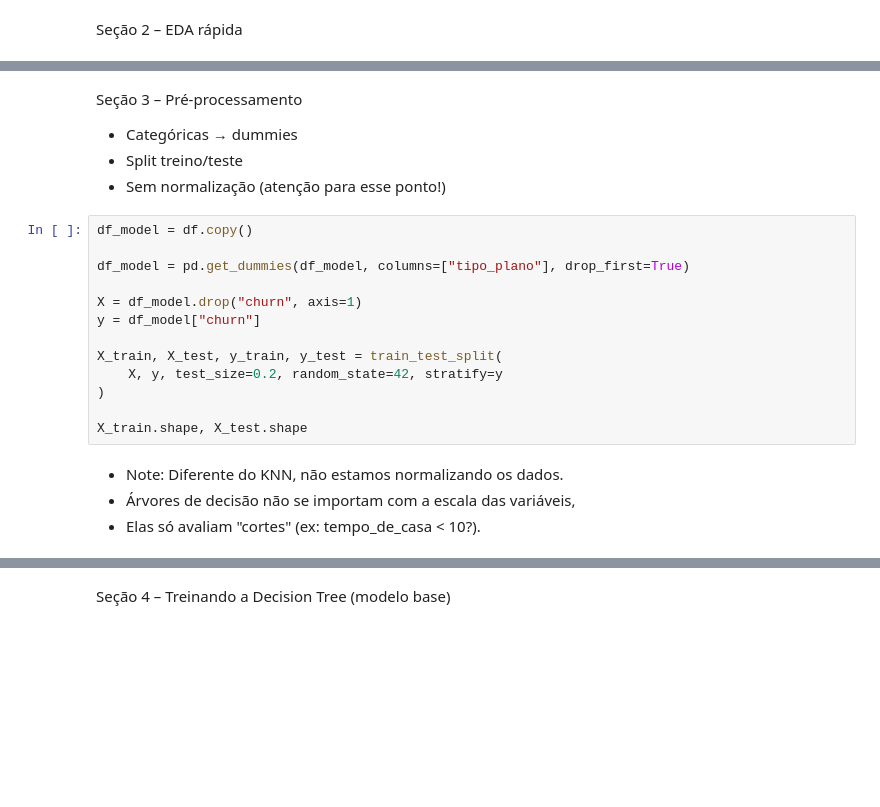
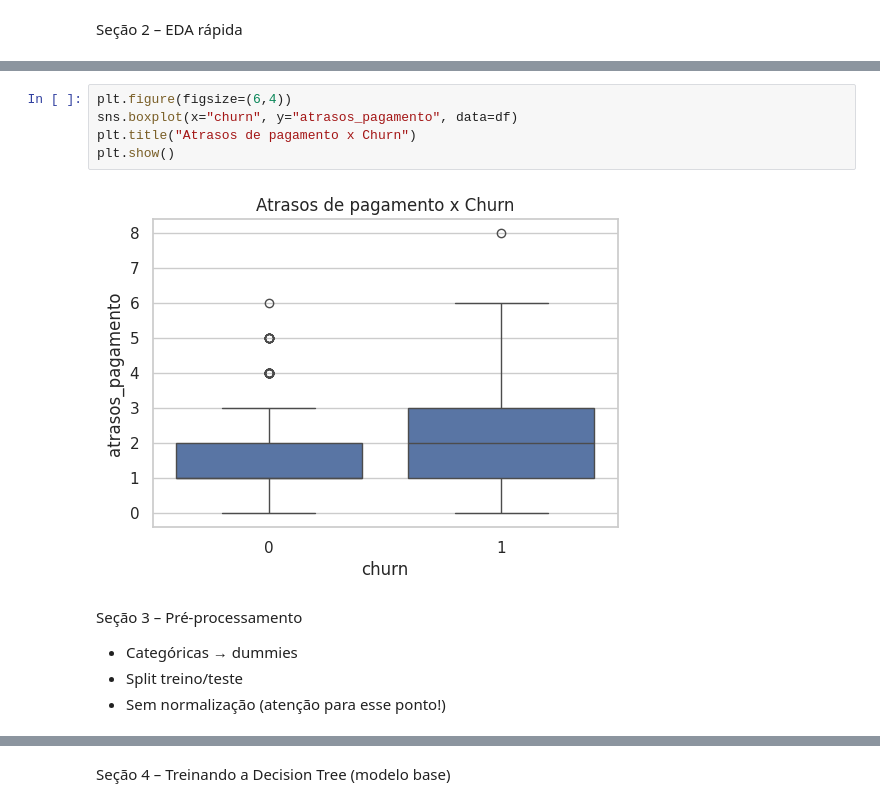
Before and after one commit to samoliverramos/FIAP2026, a Jupyter notebook: Praticas_Machine_Learning/Aula05_ML_Arvores_Decisao.ipynb, the cells around one changed output, grey strips where cells are left out. Cells and saved outputs as stored; diff of their text form; blank space fills up the shorter version.

```diff
--- a/Praticas_Machine_Learning/Aula05_ML_Arvores_Decisao.ipynb
+++ b/Praticas_Machine_Learning/Aula05_ML_Arvores_Decisao.ipynb
@@ -77,23 +126,13 @@ plt.show()
+# %%
+plt.figure(figsize=(6,4))
+sns.boxplot(x="churn", y="atrasos_pagamento", data=df)
+plt.title("Atrasos de pagamento x Churn")
+plt.show()
+# %% [output]
+[figure, added]
 # %% [markdown]
 Seção 3 – Pré-processamento
 
 - Categóricas → dummies
 - Split treino/teste
 - Sem normalização (atenção para esse ponto!)
-# %%
-df_model = df.copy()
-
-df_model = pd.get_dummies(df_model, columns=["tipo_plano"], drop_first=True)
-
-X = df_model.drop("churn", axis=1)
-y = df_model["churn"]
-
-X_train, X_test, y_train, y_test = train_test_split(
-    X, y, test_size=0.2, random_state=42, stratify=y
-)
-
-X_train.shape, X_test.shape
-# %% [markdown]
-- Note: Diferente do KNN, não estamos normalizando os dados.
-- Árvores de decisão não se importam com a escala das variáveis,
-- Elas só avaliam "cortes" (ex: tempo_de_casa < 10?).
```
Also changed, not shown: parts of 27 cells of this notebook.
